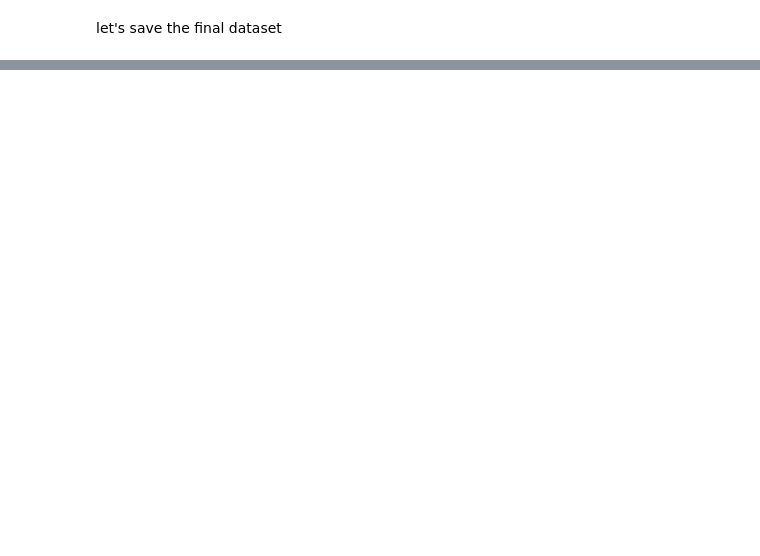
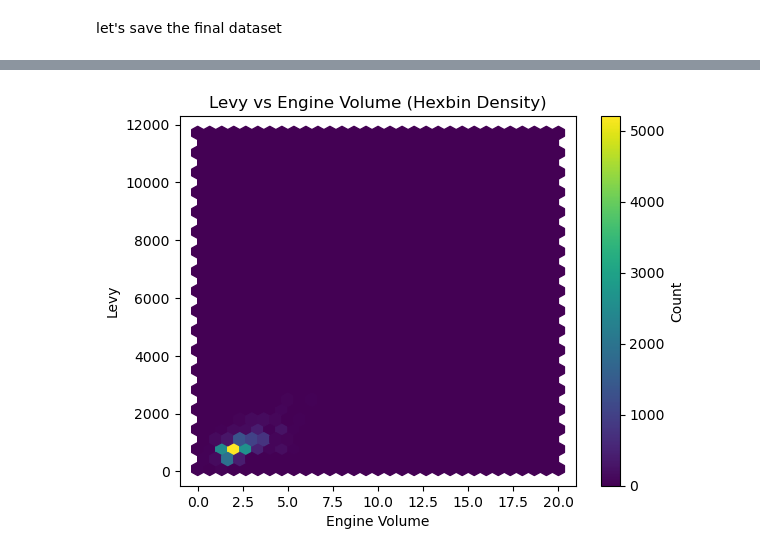
Before and after one commit to Urbesh/Python_ML, a Jupyter notebook: Phase2_Python for Data & ML/Scikit-learn/Car Price Prediction Project/Data_cleaning_&_processing.ipynb, the cells around one changed output, grey strips where cells are left out. Drawn from its saved outputs; the diff is of its cells as text; code cells hidden in the pictures; blank space fills up the shorter version.

```diff
--- a/Phase2_Python for Data & ML/Scikit-learn/Car Price Prediction Project/Data_cleaning_&_processing.ipynb
+++ b/Phase2_Python for Data & ML/Scikit-learn/Car Price Prediction Project/Data_cleaning_&_processing.ipynb
@@ -216,0 +249,9 @@ car_data.to_csv("dataset/Clean_data.csv")
+# %%
+car_data["Engine_volume_bin"] = pd.cut(car_data["Engine volume"], bins=[0, 1.5, 2.0, 2.5, 3.0, 3.5, 4.0, 5.0], right=False)
+plt.figure(figsize=(8,5))
+sns.barplot(x="Engine_volume_bin", y="Levy", data=car_data, errorbar=None, color="skyblue")
+plt.title("Average Levy by Engine Volume Range", fontsize=14)
+plt.xlabel("Engine Volume Range (L)")
+plt.ylabel("Average Levy")
+plt.xticks(rotation=45)
+plt.grid(axis='y', linestyle='--', alpha=0.7)
@@ -216,0 +260,9 @@ car_data.to_csv("dataset/Clean_data.csv")
+# %%
+plt.hexbin(car_data["Engine volume"], car_data["Levy"], gridsize=30, cmap="viridis")
+plt.colorbar(label="Count")
+plt.xlabel("Engine Volume")
+plt.ylabel("Levy")
+plt.title("Levy vs Engine Volume (Hexbin Density)")
+plt.show()
+# %% [output]
+[figure, added]
```
Also changed, not shown: parts of 16 cells of this notebook, 1 other file.
